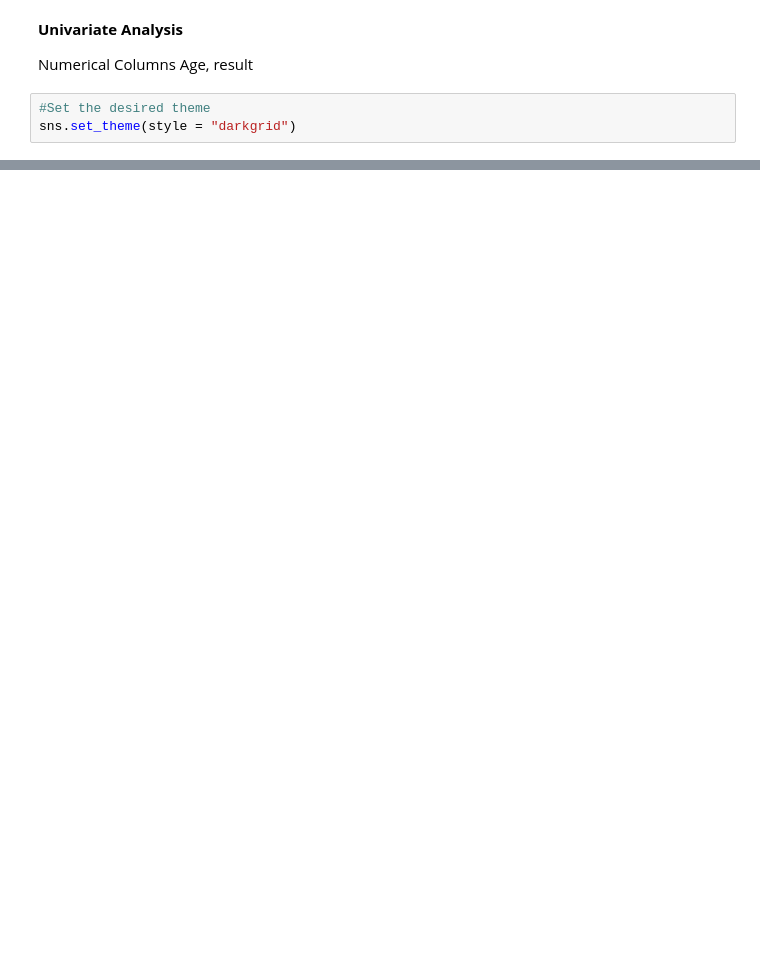
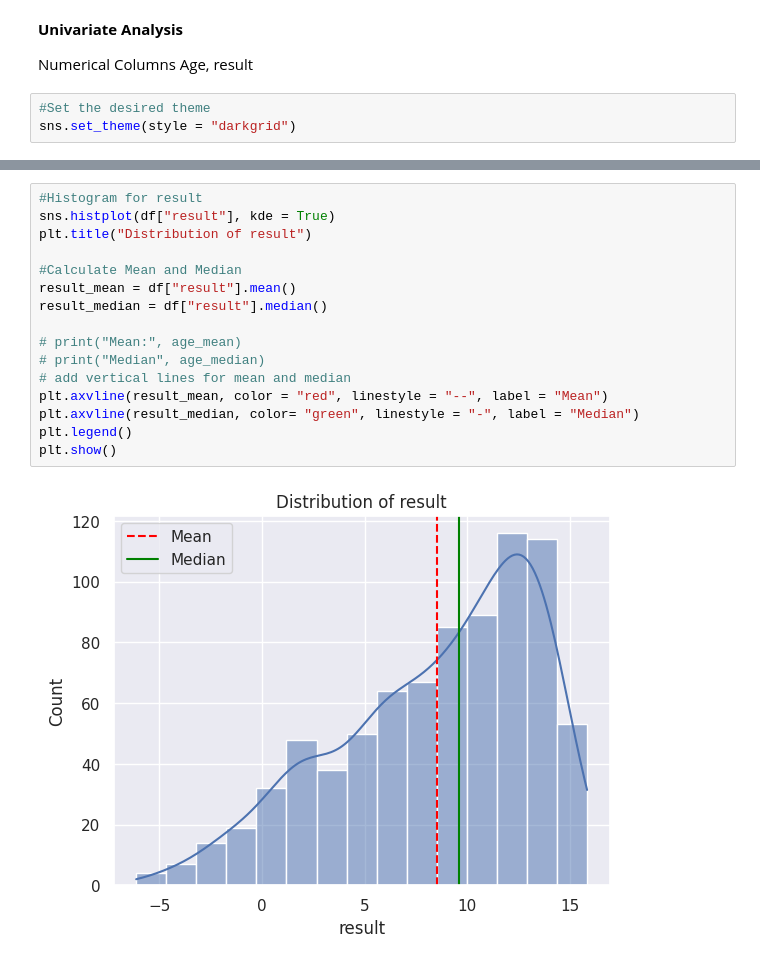
Before and after one commit to SRARNAB7/HDS_5320_Group_Project, a Jupyter notebook: Autism_Prediction.ipynb, the cells around one changed output, grey strips where cells are left out. Saved outputs shown, nothing was run; the diff lists cells and outputs as text; blank space fills up the shorter version.

```diff
--- a/Autism_Prediction.ipynb
+++ b/Autism_Prediction.ipynb
@@ -167,3 +166,21 @@ plt.legend()
 plt.show()
 # %% [output]
 [figure]
+# %%
+#Histogram for result
+sns.histplot(df["result"], kde = True)
+plt.title("Distribution of result")
+
+#Calculate Mean and Median
+result_mean = df["result"].mean()
+result_median = df["result"].median()
+
+# print("Mean:", age_mean)
+# print("Median", age_median)
+# add vertical lines for mean and median
+plt.axvline(result_mean, color = "red", linestyle = "--", label = "Mean")
+plt.axvline(result_median, color= "green", linestyle = "-", label = "Median")
+plt.legend()
+plt.show()
+# %% [output]
+[figure, added]
```
Also changed, not shown: parts of 14 cells of this notebook.
